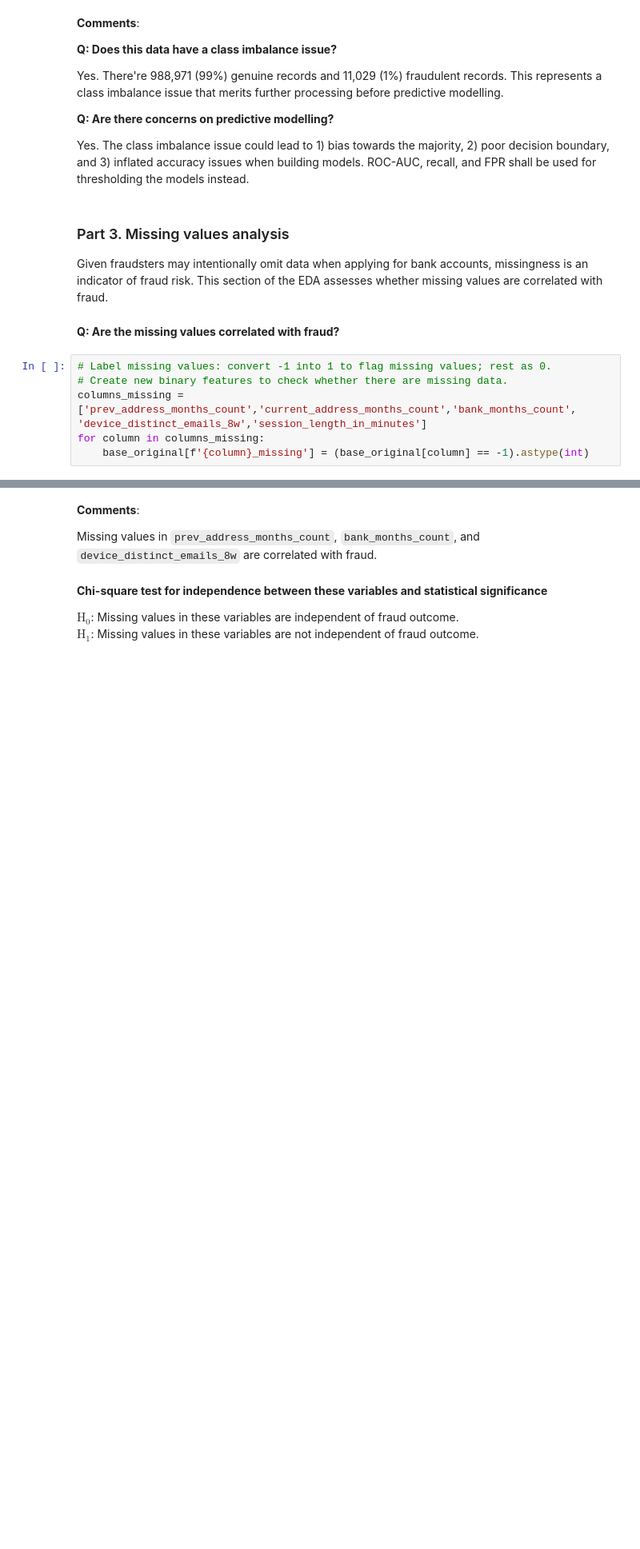
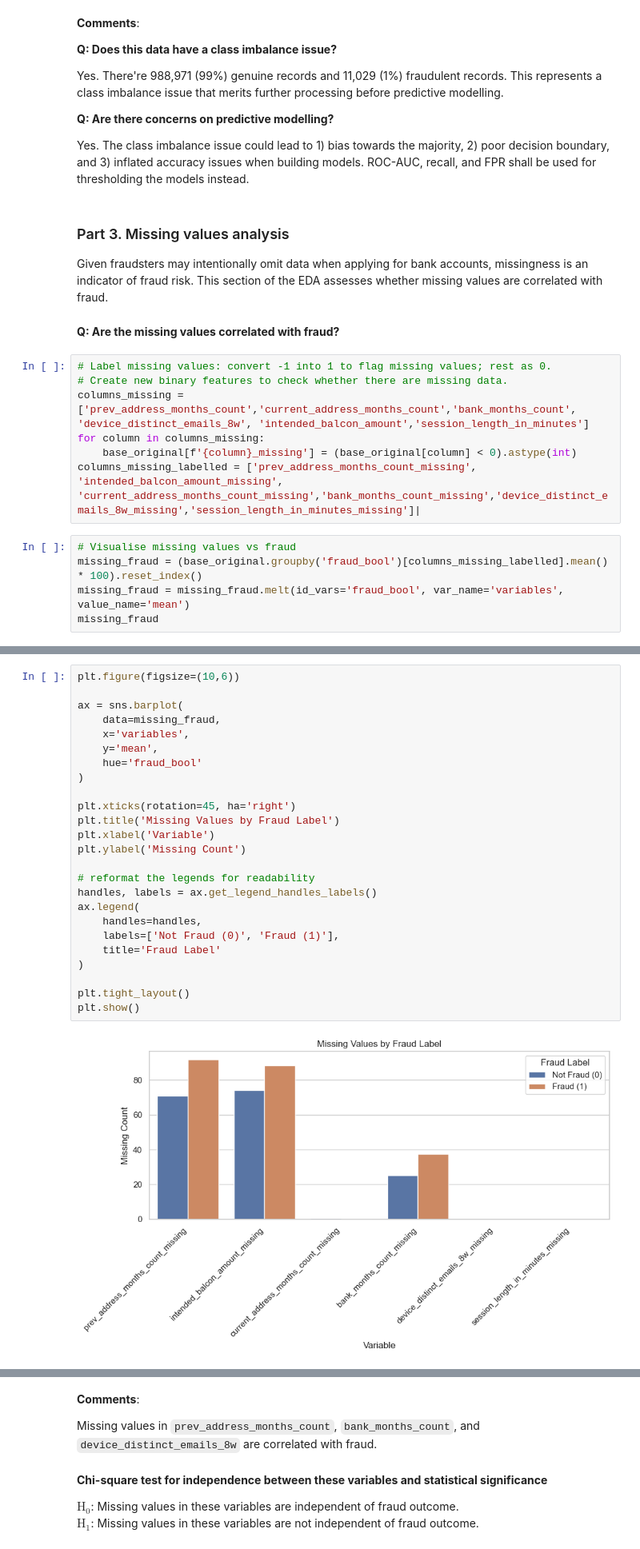
Before and after one commit to mrlizhaozhi/application-fraud-bank-account-opening, a Jupyter notebook: BAF-Fraud-Detection-Models.ipynb, the cells around one changed output, grey strips where cells are left out. Shown at 80% size. Cells and saved outputs as stored; diff of their text form; blank space fills up the shorter version.

```diff
--- a/BAF-Fraud-Detection-Models.ipynb
+++ b/BAF-Fraud-Detection-Models.ipynb
@@ -328,6 +328,12 @@ Given fraudsters may intentionally omit data when applying for bank accounts, mi
 # %%
 # Label missing values: convert -1 into 1 to flag missing values; rest as 0.
 # Create new binary features to check whether there are missing data.
-columns_missing = ['prev_address_months_count','current_address_months_count','bank_months_count', 'device_distinct_emails_8w','session_length_in_minutes']
+columns_missing = ['prev_address_months_count','current_address_months_count','bank_months_count', 'device_distinct_emails_8w', 'intended_balcon_amount','session_length_in_minutes']
 for column in columns_missing:
-    base_original[f'{column}_missing'] = (base_original[column] == -1).astype(int)
+    base_original[f'{column}_missing'] = (base_original[column] < 0).astype(int)
+columns_missing_labelled = ['prev_address_months_count_missing', 'intended_balcon_amount_missing', 'current_address_months_count_missing','bank_months_count_missing','device_distinct_emails_8w_missing','session_length_in_minutes_missing']|
+# %%
+# Visualise missing values vs fraud
+missing_fraud = (base_original.groupby('fraud_bool')[columns_missing_labelled].mean() * 100).reset_index()
+missing_fraud = missing_fraud.melt(id_vars='fraud_bool', var_name='variables', value_name='mean')
+missing_fraud
@@ -333,0 +354,27 @@ for column in columns_missing:
+# %%
+plt.figure(figsize=(10,6))
+
+ax = sns.barplot(
+    data=missing_fraud,
+    x='variables',
+    y='mean',
+    hue='fraud_bool'
+)
+
+plt.xticks(rotation=45, ha='right')
+plt.title('Missing Values by Fraud Label')
+plt.xlabel('Variable')
+plt.ylabel('Missing Count')
+
+# reformat the legends for readability
+handles, labels = ax.get_legend_handles_labels()
+ax.legend(
+    handles=handles,
+    labels=['Not Fraud (0)', 'Fraud (1)'],
+    title='Fraud Label'
+)
+
+plt.tight_layout()
+plt.show()
+# %% [output]
+[figure, added]
```
Also changed, not shown: parts of 4 cells of this notebook.
